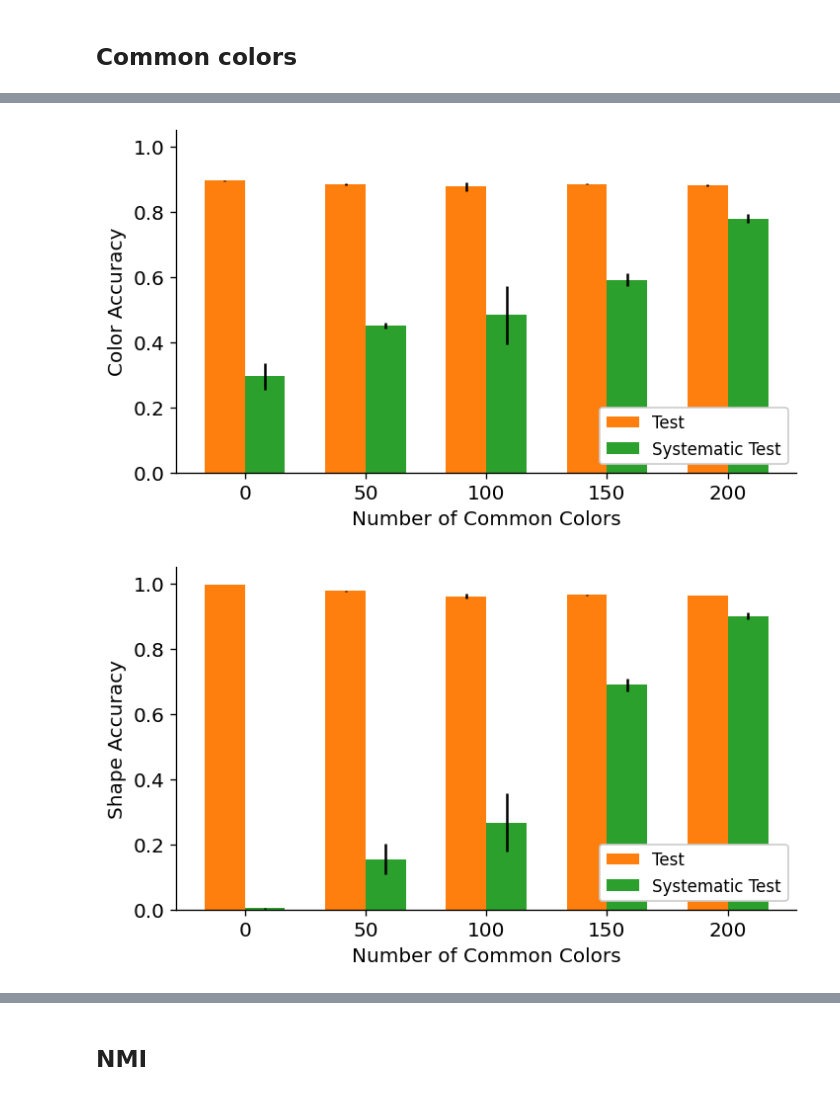
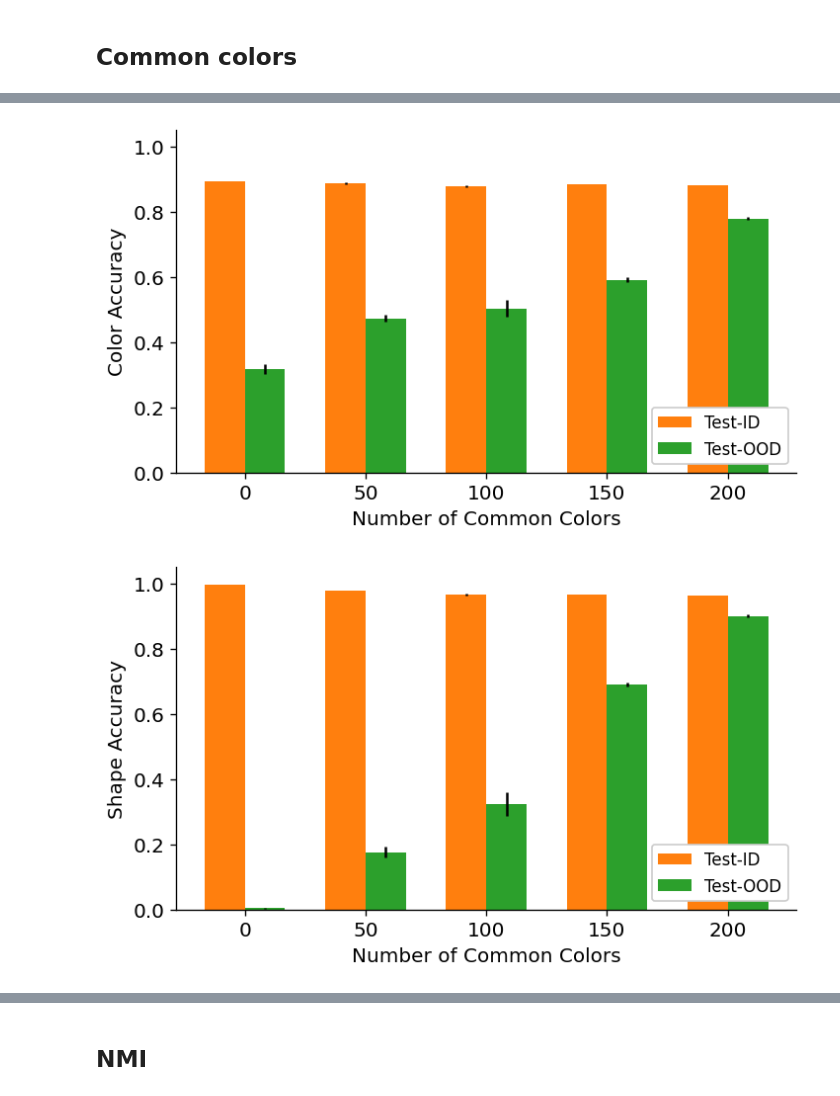
Before and after one commit to fdelrio89/data-systematic, a Jupyter notebook: notebooks/ICLR Paper Results.ipynb, the cells around one changed output, grey strips where cells are left out. Drawn from its saved outputs; the diff is of its cells as text; code cells hidden in the pictures.

```diff
--- a/notebooks/ICLR Paper Results.ipynb
+++ b/notebooks/ICLR Paper Results.ipynb
@@ -1480,7 +1430,12 @@ import json
 
 color_types = {}
 properties_dir = '/mnt/ialabnas/homes/fidelrio/clevr-dataset-gen/image_generation/data/multicolored-v2/'
-splits = ['8c', '64c', '216c'] + [f'8e{i}' for i in range(1,4)] + [f'216d{i}' for i in range(1,5)] + [f'64e{i}' for i in range(1,4)]
+splits = (
+    ['8c', '64c', '216c']
+    + [f'8e{i}' for i in range(1,4)]
+    + [f'64e{i}' for i in range(1,5)]
+    + [f'216d{i}' for i in range(1,5)]
+)
 # for split_file in Path(properties_dir).glob('CoGenT_A-[8c,8,216]*.json'):
 #     with open(properties_dir + 'CoGenT_A-216d2.json') as fp:
 for split in splits:
@@ -1528,39 +1484,39 @@ xs = [color_types[s]['common'] for s in splits_to_plot]
 # x_label = 'Proportion of Common Colors'
 # xs = [color_types[s]['common'] / (color_types[s]['common'] + color_types[s]['exclusive']) for s in splits_to_plot]
 
-colors_test, colors_test_std = all_experiments.read_exp_metric(experiment_group, 'color', 'test_acc', return_std=True)
-colors_syst, colors_syst_std = all_experiments.read_exp_metric(experiment_group, 'color', 'systematic_test_acc', return_std=True)
+colors_test, colors_test_err = all_experiments.read_exp_metric(experiment_group, 'color', 'test_acc', return_err=True)
+colors_syst, colors_syst_err = all_experiments.read_exp_metric(experiment_group, 'color', 'systematic_test_acc', return_err=True)
 # colors_cmn_syst = all_experiments.read_exp_metric(experiment_group, 'color', 'common_systematic_test_acc')
 
-shapes_test, shapes_test_std = all_experiments.read_exp_metric(experiment_group, 'shapes', 'test_acc', return_std=True)
-shapes_syst, shapes_syst_std = all_experiments.read_exp_metric(experiment_group, 'shapes', 'systematic_test_acc', return_std=True)
+shapes_test, shapes_test_err = all_experiments.read_exp_metric(experiment_group, 'shapes', 'test_acc', return_err=True)
+shapes_syst, shapes_syst_err = all_experiments.read_exp_metric(experiment_group, 'shapes', 'systematic_test_acc', return_err=True)
 # shapes_cmn_syst = all_experiments.read_exp_metric(experiment_group, 'shapes', 'common_systematic_test_acc')
 # %%
-y_labels = ['Test', 'Systematic Test']
+y_labels = ['Test-ID', 'Test-OOD']
 bar_colors = [test_color, syst_color]
 
 multicolumn_barplot([colors_test, colors_syst],
                     xs,
                     y_labels,
 #                     title='216 Colors with Different Number of Common Colors',
                     x_label=x_label,
                     y_label='Color Accuracy',
                     ylim=(0., 1.05),
-                    y_groups_errors=[colors_test_std,colors_syst_std],
+                    y_groups_errors=[colors_test_err,colors_syst_err],
                     legend_loc='lower right',
                     bar_colors=bar_colors,
                    )
 
 # plt.gca().set_xticklabels(['{:,.2f}'.format(x) for x in xs])
 
 # Show plot
 plt.savefig(
     'exports/acc-colors-by-common-colors-216.pdf', format='pdf', dpi=300, bbox_inches='tight')
 plt.show()
 # %% [output]
-[figure, old version]
+[figure, new version]
 # %%
-y_labels = ['Test', 'Systematic Test']
+y_labels = ['Test-ID', 'Test-OOD']
 bar_colors = [test_color, syst_color]
 
 multicolumn_barplot([shapes_test, shapes_syst],
@@ -1570,7 +1526,7 @@ multicolumn_barplot([shapes_test, shapes_syst],
                     x_label=x_label,
                     y_label='Shape Accuracy',
                     ylim=(0., 1.05),
-                    y_groups_errors=[shapes_test_std,shapes_syst_std],
+                    y_groups_errors=[shapes_test_err,shapes_syst_err],
                     legend_loc='lower right',
                     bar_colors=bar_colors,
                    )
@@ -1582,7 +1538,7 @@ plt.savefig(
     'exports/acc-shapes-by-common-colors-216.pdf', format='pdf', dpi=300, bbox_inches='tight')
 plt.show()
 # %% [output]
-[figure, old version]
+[figure, new version]
 # %%
 # plt.scatter(np.log(xs)*100,shapes_syst)
 # %%
```
Also changed, not shown: parts of 97 cells of this notebook, 8 other files.
